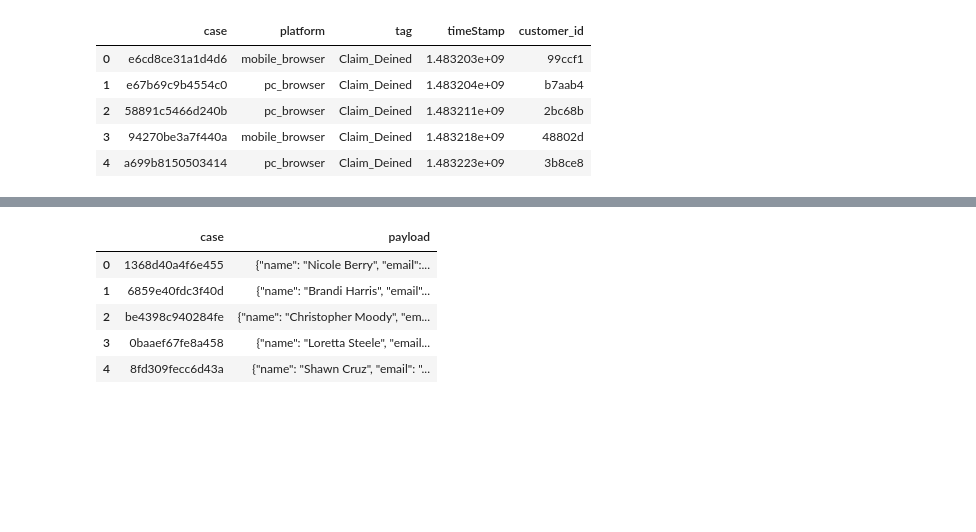
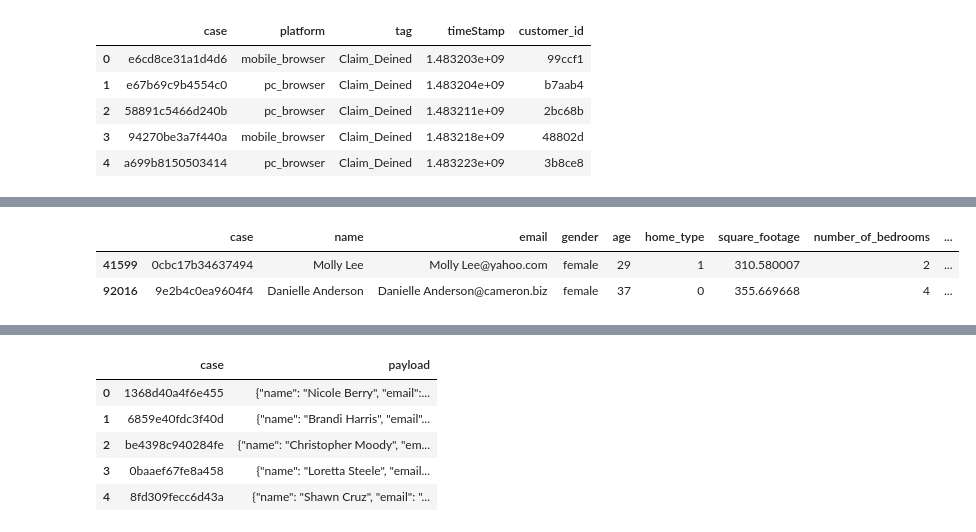
Before and after one commit to jerryUNSW/fraud_detect, a Jupyter notebook: data_cleaning.ipynb, the cells around one changed output, grey strips where cells are left out. Cells and saved outputs as stored; diff of their text form; code cells hidden in the pictures; blank space fills up the shorter version.

```diff
--- a/data_cleaning.ipynb
+++ b/data_cleaning.ipynb
@@ -61,0 +44,6 @@ claim_accepted.head()
+# %%
+quote_completed[quote_completed.customer_id=="a49ce0"]
+# %% [output]
+|  | case | name | email | gender | age | home_type | square_footage | number_of_bedrooms | ... |
+| 41599 | 0cbc17b34637494 | Molly Lee | Molly Lee@yahoo.com | female | 29 | 1 | 310.580007 | 2 | ... |
+| 92016 | 9e2b4c0ea9604f4 | Danielle Anderson | Danielle Anderson@cameron.biz | female | 37 | 0 | 355.669668 | 4 | ... |
```
Also changed, not shown: parts of 10 cells of this notebook, 1 other file.
